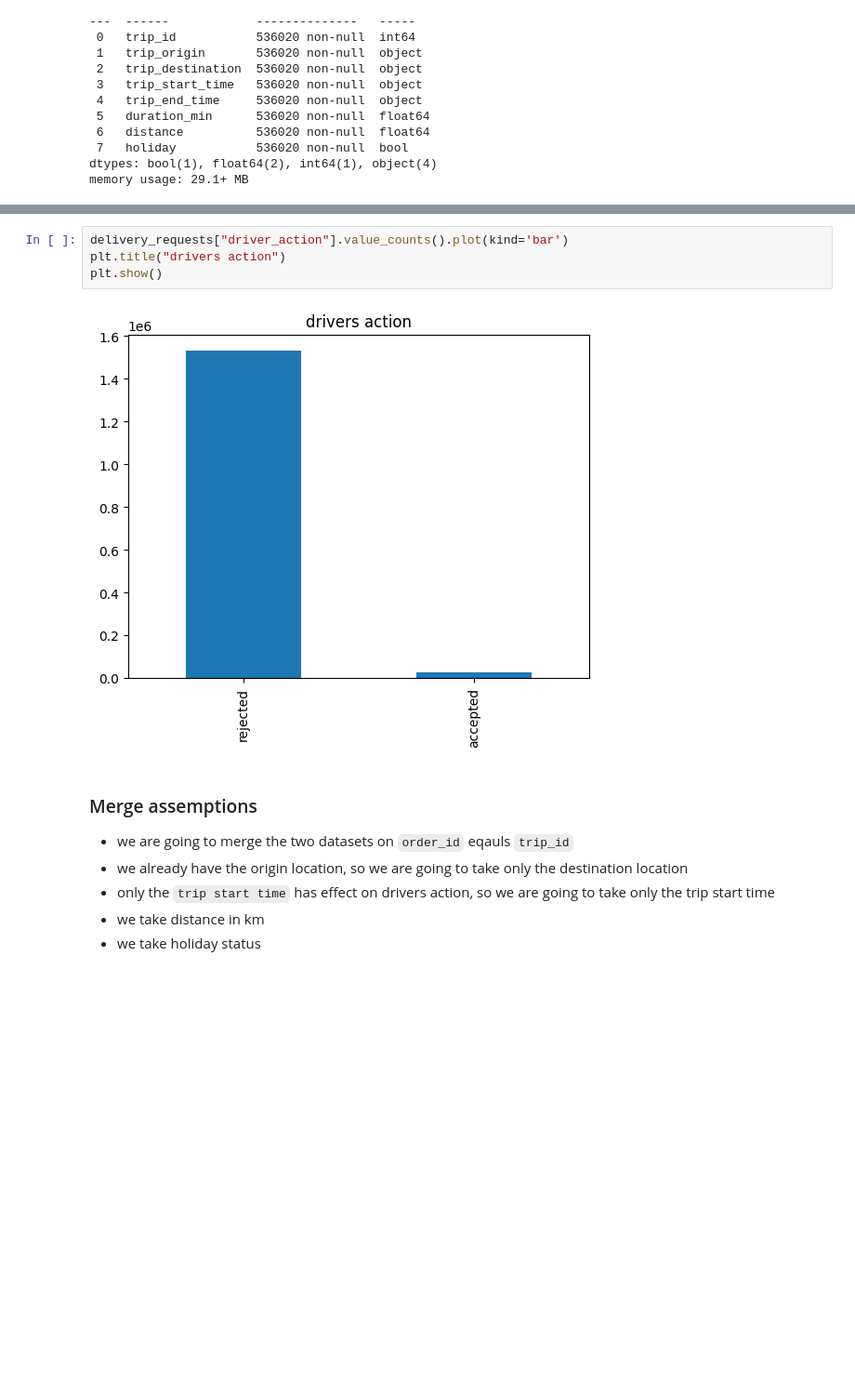
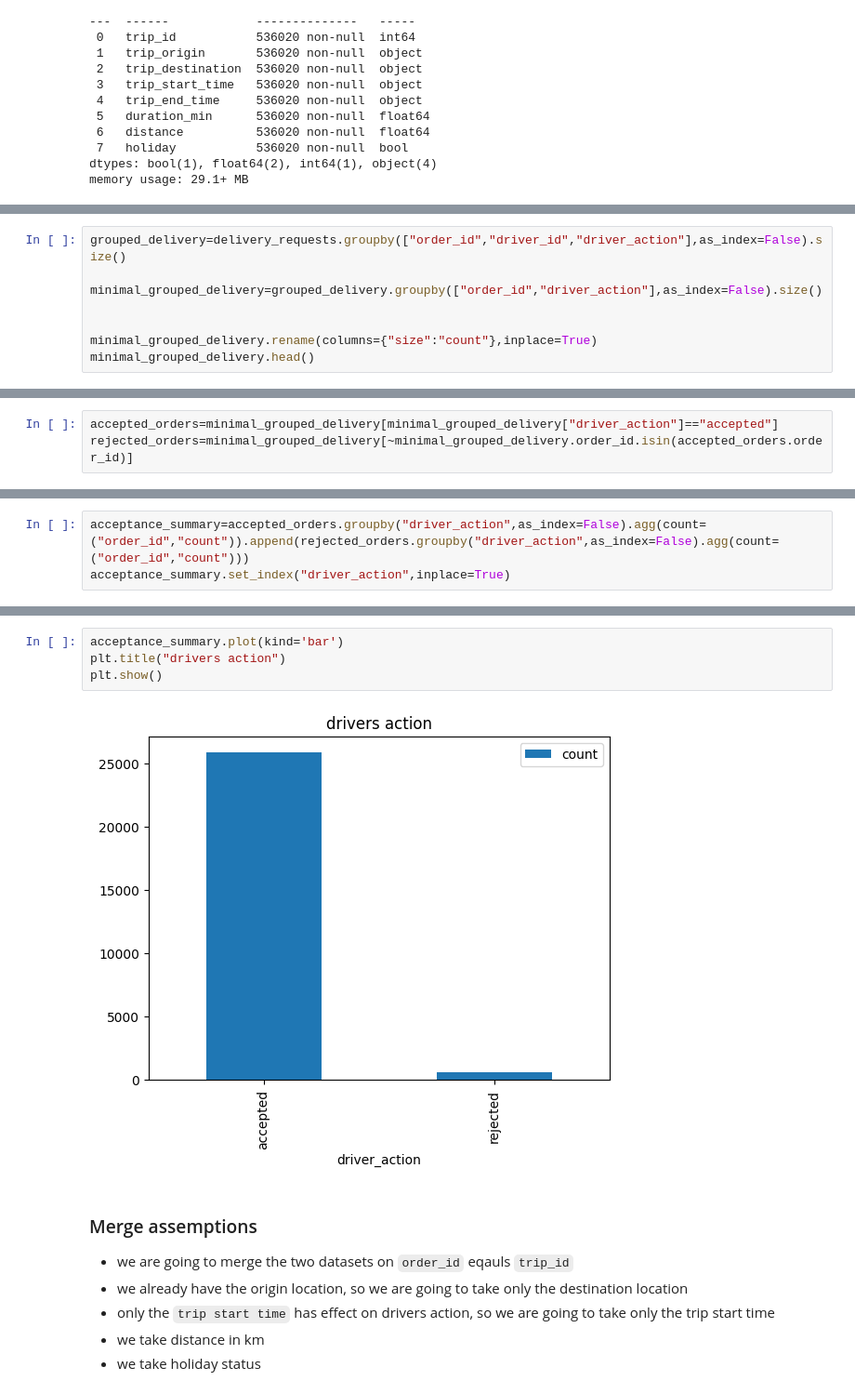
Before and after one commit to Nathnael12/Causal-Inference, a Jupyter notebook: notebooks/delivery_request_EDA.ipynb, the cells around one changed output, grey strips where cells are left out. Shown: that part at 93% size. Saved outputs shown, nothing was run; the diff lists cells and outputs as text; blank space fills up the shorter version.

Commit message:
complete acceptance summary

```diff
--- a/notebooks/delivery_request_EDA.ipynb
+++ b/notebooks/delivery_request_EDA.ipynb
@@ -96,0 +99,8 @@ memory usage: 29.1+ MB
+# %%
+grouped_delivery=delivery_requests.groupby(["order_id","driver_id","driver_action"],as_index=False).size()
+
+minimal_grouped_delivery=grouped_delivery.groupby(["order_id","driver_action"],as_index=False).size()
+
+
+minimal_grouped_delivery.rename(columns={"size":"count"},inplace=True)
+minimal_grouped_delivery.head()
@@ -96,0 +114,3 @@ memory usage: 29.1+ MB
+# %%
+accepted_orders=minimal_grouped_delivery[minimal_grouped_delivery["driver_action"]=="accepted"]
+rejected_orders=minimal_grouped_delivery[~minimal_grouped_delivery.order_id.isin(accepted_orders.order_id)]
@@ -96,0 +135,3 @@ memory usage: 29.1+ MB
+# %%
+acceptance_summary=accepted_orders.groupby("driver_action",as_index=False).agg(count=("order_id","count")).append(rejected_orders.groupby("driver_action",as_index=False).agg(count=("order_id","count")))
+acceptance_summary.set_index("driver_action",inplace=True)
@@ -97,9 +150,9 @@ memory usage: 29.1+ MB
 # %%
-delivery_requests["driver_action"].value_counts().plot(kind='bar')
+acceptance_summary.plot(kind='bar')
 plt.title("drivers action")
 plt.show()
 # %% [output]
-[figure, old version]
+[figure, new version]
 # %% [markdown]
 ### Merge assemptions
 
```
Also changed, not shown: parts of 7 cells of this notebook.
